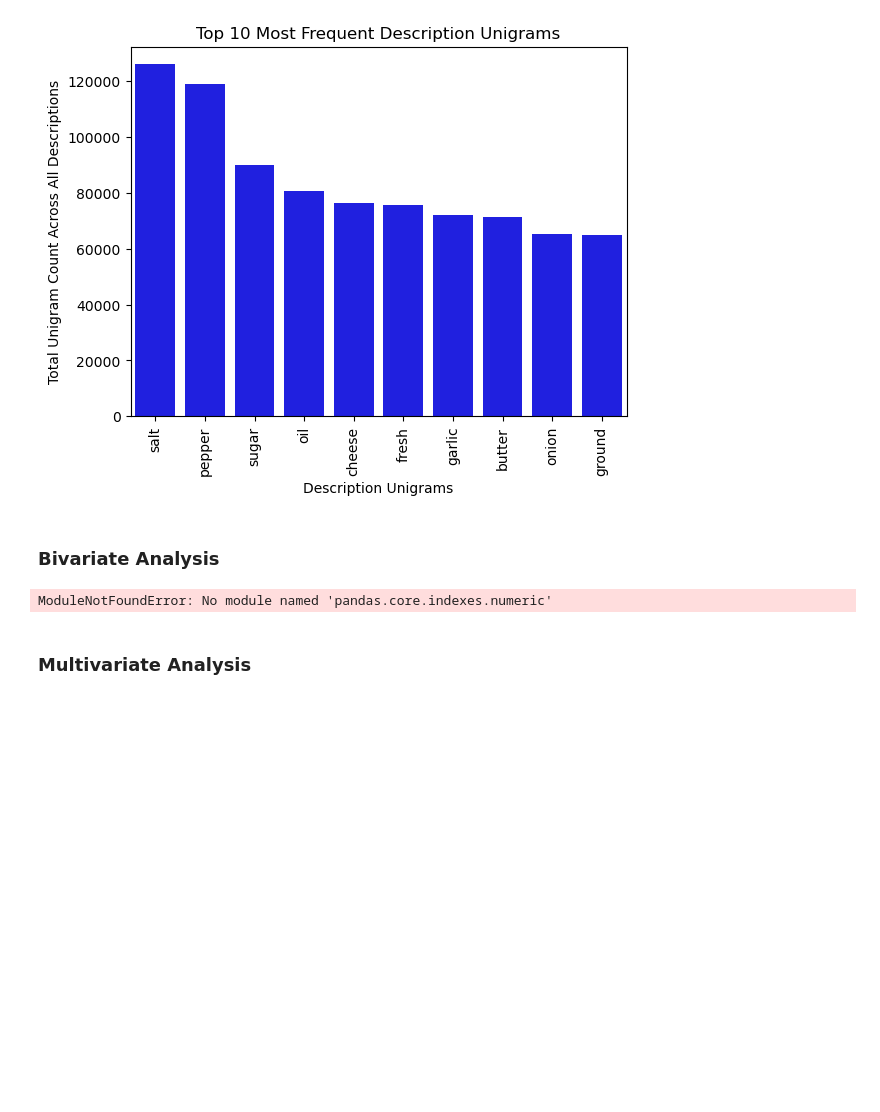
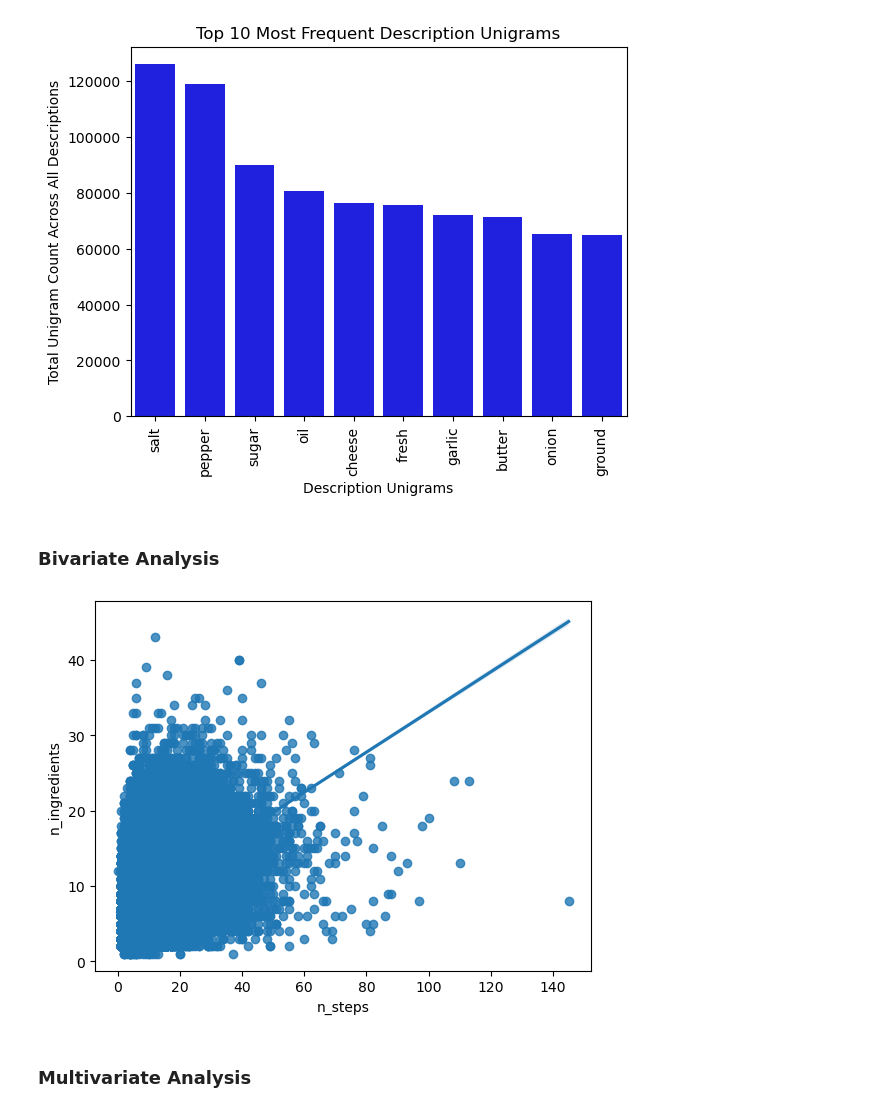
Before and after one commit to AlanDeLuna18/CSE-158-Assignment-2, a Jupyter notebook: EDA.ipynb, the cells around one changed output. Drawn from its saved outputs; the diff is of its cells as text; code cells hidden in the pictures; blank space fills up the shorter version.

```diff
--- a/EDA.ipynb
+++ b/EDA.ipynb
@@ -190,7 +190,10 @@ Text(0.5, 1.0, 'Top 10 Most Frequent Description Unigrams')
 # %%
 #testing something...
 # %%
+#Relationship between n_steps and n_ingredients, may be something to consider if the user is on a budget, has lack of experience in cooking, etc
+sns.regplot(x = all_recipes_raw['n_steps'], y = all_recipes_raw['n_ingredients'])
+plt.show()
 # %% [output]
-ModuleNotFoundError: No module named 'pandas.core.indexes.numeric'
+[figure, added]
 # %% [markdown]
 ### Multivariate Analysis
```
